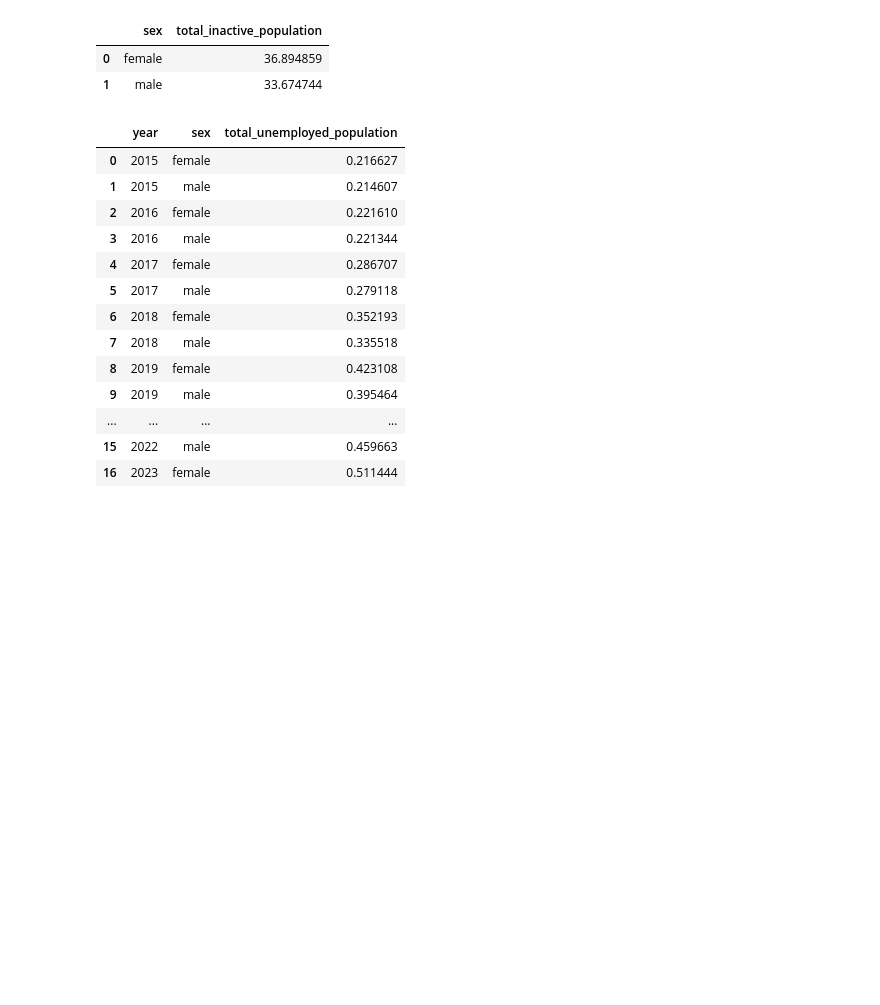
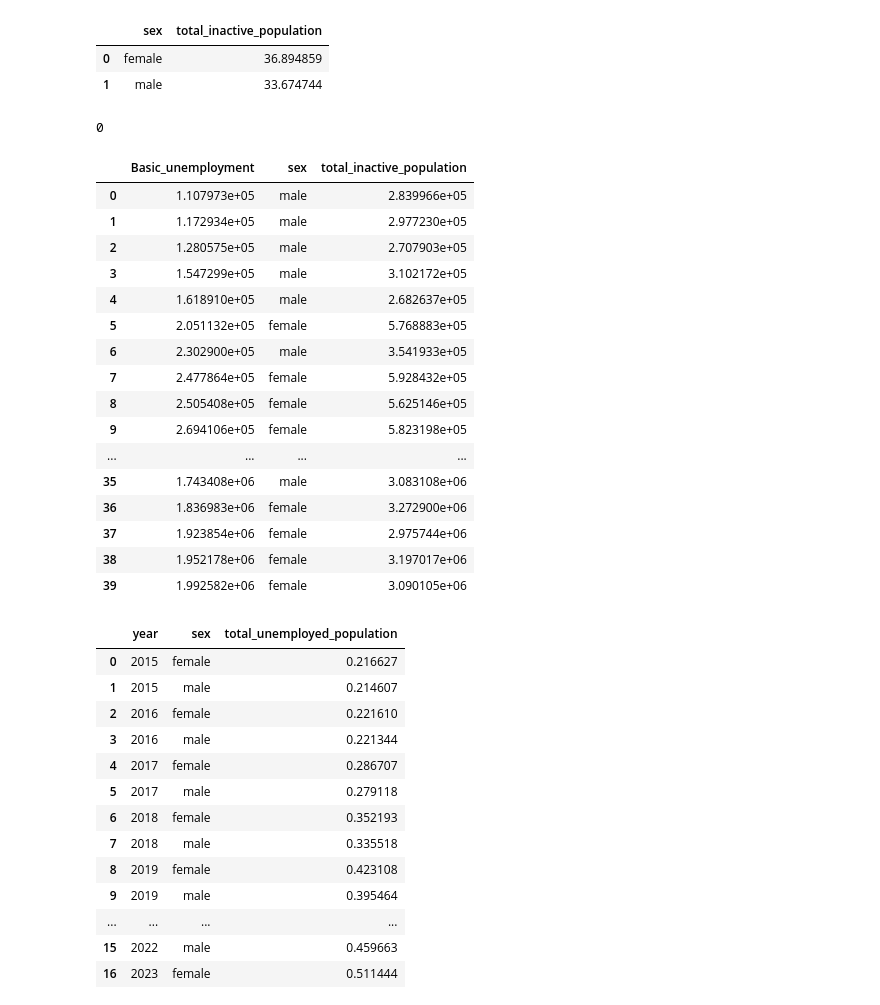
Before and after one commit to gathukalinet/viz2_assignment, a Jupyter notebook: Visualizations2_Assignment.ipynb, the cells around one changed output. Drawn from its saved outputs; the diff is of its cells as text; code cells hidden in the pictures; blank space fills up the shorter version.

```diff
--- a/Visualizations2_Assignment.ipynb
+++ b/Visualizations2_Assignment.ipynb
@@ -103,3 +99,34 @@ grouped_inactiveTotal
 |  | sex | total_inactive_population |
 | 0 | female | 36.894859 |
 | 1 | male | 33.674744 |
+# %%
+print(emp_df[['Basic_unemployment', 'sex', 'total_inactive_population']].duplicated().sum())
+# %% [output]
+0
+# %%
+temp_group = emp_df.groupby(['Basic_unemployment', 'sex', 'age_group'])['total_inactive_population'].sum().reset_index()
+
+# Then sum across 'age-group' to get totals by 'Basic_unemployment' and 'sex'
+basic_inactive = temp_group.groupby(['Basic_unemployment', 'sex'])['total_inactive_population'].sum().reset_index()
+
+# Convert to millions for readability
+basic_inactive['total_inactive_population'] = basic_inactive['total_inactive_population']
+basic_inactive
+# %% [output]
+|  | Basic_unemployment | sex | total_inactive_population |
+| 0 | 1.107973e+05 | male | 2.839966e+05 |
+| 1 | 1.172934e+05 | male | 2.977230e+05 |
+| 2 | 1.280575e+05 | male | 2.707903e+05 |
+| 3 | 1.547299e+05 | male | 3.102172e+05 |
+| 4 | 1.618910e+05 | male | 2.682637e+05 |
+| 5 | 2.051132e+05 | female | 5.768883e+05 |
+| 6 | 2.302900e+05 | male | 3.541933e+05 |
+| 7 | 2.477864e+05 | female | 5.928432e+05 |
+| 8 | 2.505408e+05 | female | 5.625146e+05 |
+| 9 | 2.694106e+05 | female | 5.823198e+05 |
+| ... | ... | ... | ... |
+| 35 | 1.743408e+06 | male | 3.083108e+06 |
+| 36 | 1.836983e+06 | female | 3.272900e+06 |
+| 37 | 1.923854e+06 | female | 2.975744e+06 |
+| 38 | 1.952178e+06 | female | 3.197017e+06 |
+| 39 | 1.992582e+06 | female | 3.090105e+06 |
```
Also changed, not shown: parts of 3 cells of this notebook, 1 other file.
